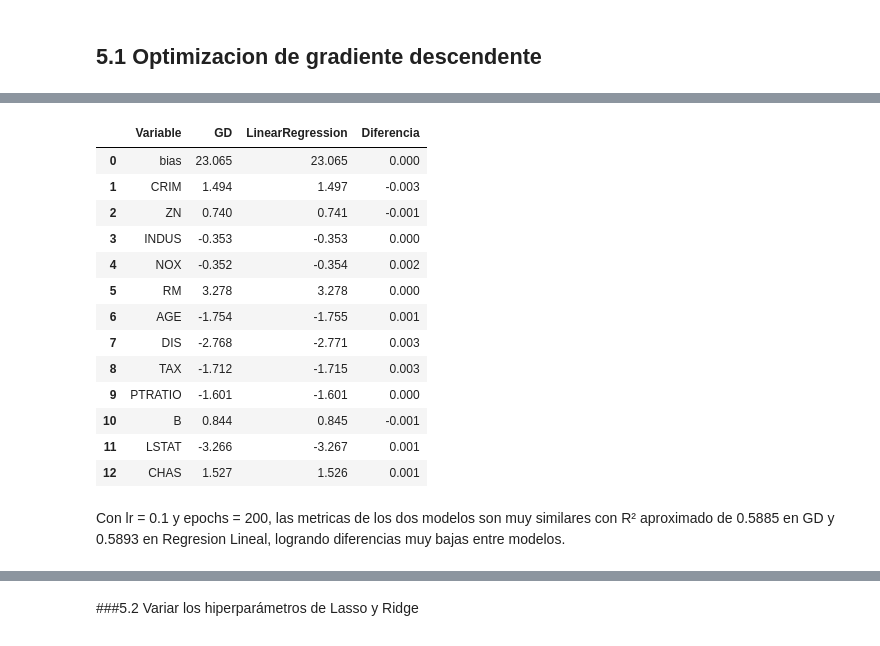
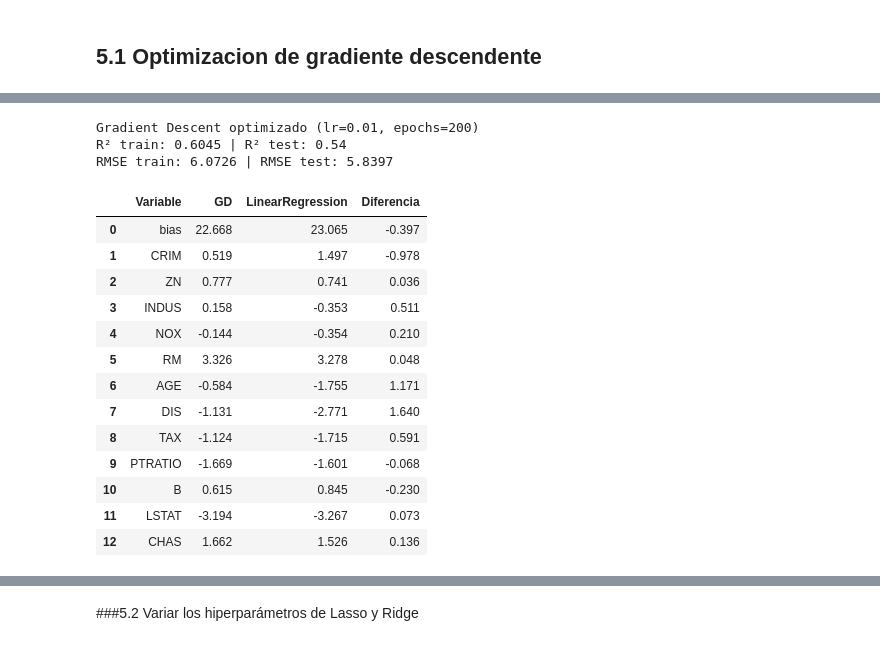
Before and after one commit to fabriziopaladini/TP_AA1_Aguirre_Gambande_Paladini, a Jupyter notebook: tp1-regresion/TP-regresion-AA1.ipynb, the cells around one changed output, grey strips where cells are left out. Saved outputs shown, nothing was run; the diff lists cells and outputs as text; code cells hidden in the pictures.

```diff
--- a/tp1-regresion/TP-regresion-AA1.ipynb
+++ b/tp1-regresion/TP-regresion-AA1.ipynb
@@ -792,7 +792,7 @@ Los residuos se encuentran dispersos alrededor de cero, aunque se puede observar
 # %% [markdown]
 ##4.2 Gradiente descendiente
 # %%
-def gradient_descent(X_train, y_train, X_val, y_val, lr=0.01, epochs=100):
+def gradient_descent(X_train, y_train, X_val, y_val, lr=0.01, epochs=100, plot=True):
 
     n = X_train.shape[0]
     m = X_train.shape[1]
@@ -832,6 +832,9 @@ def gradient_descent(X_train, y_train, X_val, y_val, lr=0.01, epochs=100):
         # Inicializar pesos aleatorios
         W = W - (lr * gradient)
 
+    if not plot:
+        return W
+
             # Graficar errores de entrenamiento y prueba
     # Definir una figura
     plt.figure(figsize=(12, 6))
@@ -1128,0 +1092,21 @@ lr = 0.3 al aumentar tanto hace que el modelo diverja en vez de mejorar.
+# %%
+# Validación DENTRO de train (test no se toca en esta celda)
+X_tr, X_val, y_tr, y_val = train_test_split(X_train_np, y_train_np, test_size=0.2, random_state=RANDOM_STATE)
+
+def r2_pesos(W, X, y):
+    Xb = np.hstack([np.ones((X.shape[0], 1)), X])
+    pred = Xb @ W
+    return metrics.r2_score(y, pred) if np.all(np.isfinite(pred)) else -np.inf  # -inf si el GD divergió
+
+grilla_gd = []
+for lr in [0.01, 0.05, 0.1, 0.3]:
+    for epochs in [100, 200, 500]:
+        np.random.seed(RANDOM_STATE)
+        W = gradient_descent(X_tr, y_tr, X_val, y_val, lr=lr, epochs=epochs, plot=False)
+        grilla_gd.append({'lr': lr, 'epochs': epochs, 'R² val': r2_pesos(W, X_val, y_val)})
+
+df_grilla_gd = pd.DataFrame(grilla_gd).sort_values('R² val', ascending=False).reset_index(drop=True)
+mejor_lr = float(df_grilla_gd.loc[0, 'lr'])
+mejor_epochs = int(df_grilla_gd.loc[0, 'epochs'])
+print(f'Mejores hiperparámetros según R² de validación: lr={mejor_lr}, epochs={mejor_epochs}')
+df_grilla_gd
@@ -1129,28 +1128,42 @@ lr = 0.3 al aumentar tanto hace que el modelo diverja en vez de mejorar.
+# %%
+# Con los hiperparámetros elegidos SOLO con train/val, se entrena sobre todo train y se evalúa en test.
+# X_test_np solo se usa para graficar la curva de error; no influye en los pesos.
+np.random.seed(RANDOM_STATE)
+W_gd_opt = gradient_descent(X_train_np, y_train_np, X_test_np, y_test_np, lr=mejor_lr, epochs=mejor_epochs)
+
+pred_train_gd_opt = (X_train_b @ W_gd_opt).ravel()
+pred_test_gd_opt = (X_test_b @ W_gd_opt).ravel()
+
+print(f'Gradient Descent optimizado (lr={mejor_lr}, epochs={mejor_epochs})')
+print('R² train:', round(metrics.r2_score(y_train, pred_train_gd_opt), 4), '| R² test:', round(metrics.r2_score(y_test, pred_test_gd_opt), 4))
+print('RMSE train:', round(np.sqrt(metrics.mean_squared_error(y_train, pred_train_gd_opt)), 4), '| RMSE test:', round(np.sqrt(metrics.mean_squared_error(y_test, pred_test_gd_opt)), 4))
+# %% [output]
+Gradient Descent optimizado (lr=0.01, epochs=200)
+R² train: 0.6045 | R² test: 0.54
+RMSE train: 6.0726 | RMSE test: 5.8397
 # %%
-#Comparamos el mejor resultado que obtuvimos en gradient descent(intento 2) con la regresion lineal
+#Comparamos los pesos del gradient descent optimizado con los de la regresion lineal
 comparacion = pd.DataFrame({
     'Variable': ['bias'] + col_numericas + [col_categorica],
-    'GD': W_prueba2.ravel().round(3),
+    'GD': W_gd_opt.ravel().round(3),
     'LinearRegression': [round(modelo_lr.intercept_, 3)] + list(modelo_lr.coef_.round(3))
 })
 
 comparacion['Diferencia'] = (comparacion['GD'] - comparacion['LinearRegression']).round(3)
 
 comparacion
 # %% [output]
 |  | Variable | GD | LinearRegression | Diferencia |
-| 0 | bias | 23.065 | 23.065 | 0.000 |
-| 1 | CRIM | 1.494 | 1.497 | -0.003 |
-| 2 | ZN | 0.740 | 0.741 | -0.001 |
-| 3 | INDUS | -0.353 | -0.353 | 0.000 |
-| 4 | NOX | -0.352 | -0.354 | 0.002 |
-| 5 | RM | 3.278 | 3.278 | 0.000 |
-| 6 | AGE | -1.754 | -1.755 | 0.001 |
-| 7 | DIS | -2.768 | -2.771 | 0.003 |
-| 8 | TAX | -1.712 | -1.715 | 0.003 |
-| 9 | PTRATIO | -1.601 | -1.601 | 0.000 |
-| 10 | B | 0.844 | 0.845 | -0.001 |
-| 11 | LSTAT | -3.266 | -3.267 | 0.001 |
-| 12 | CHAS | 1.527 | 1.526 | 0.001 |
+| 0 | bias | 22.668 | 23.065 | -0.397 |
+| 1 | CRIM | 0.519 | 1.497 | -0.978 |
+| 2 | ZN | 0.777 | 0.741 | 0.036 |
+| 3 | INDUS | 0.158 | -0.353 | 0.511 |
+| 4 | NOX | -0.144 | -0.354 | 0.210 |
+| 5 | RM | 3.326 | 3.278 | 0.048 |
+| 6 | AGE | -0.584 | -1.755 | 1.171 |
+| 7 | DIS | -1.131 | -2.771 | 1.640 |
+| 8 | TAX | -1.124 | -1.715 | 0.591 |
+| 9 | PTRATIO | -1.669 | -1.601 | -0.068 |
+| 10 | B | 0.615 | 0.845 | -0.230 |
+| 11 | LSTAT | -3.194 | -3.267 | 0.073 |
+| 12 | CHAS | 1.662 | 1.526 | 0.136 |
-# %% [markdown]
-Con lr = 0.1 y epochs = 200, las metricas de los dos modelos son muy similares con R² aproximado de 0.5885 en GD y 0.5893 en Regresion Lineal, logrando diferencias muy bajas entre modelos.
```
Also changed, not shown: parts of 17 cells of this notebook.
